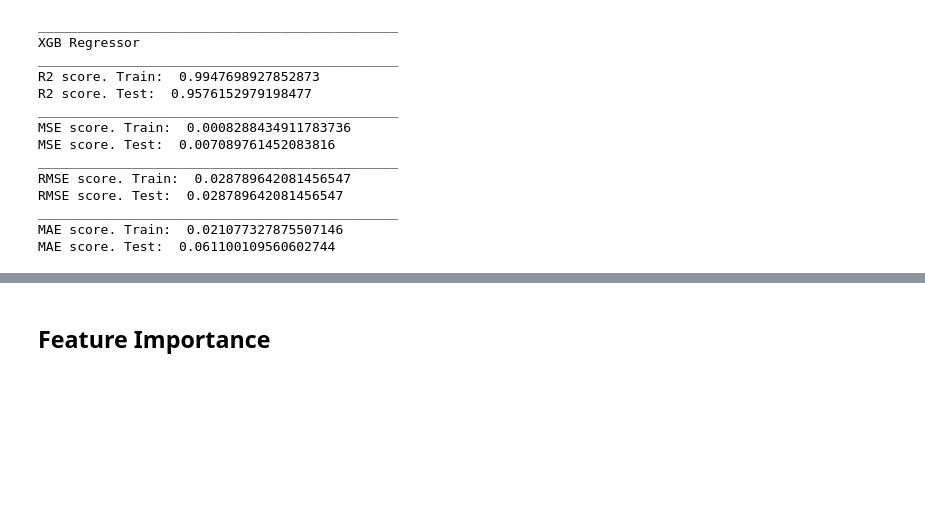
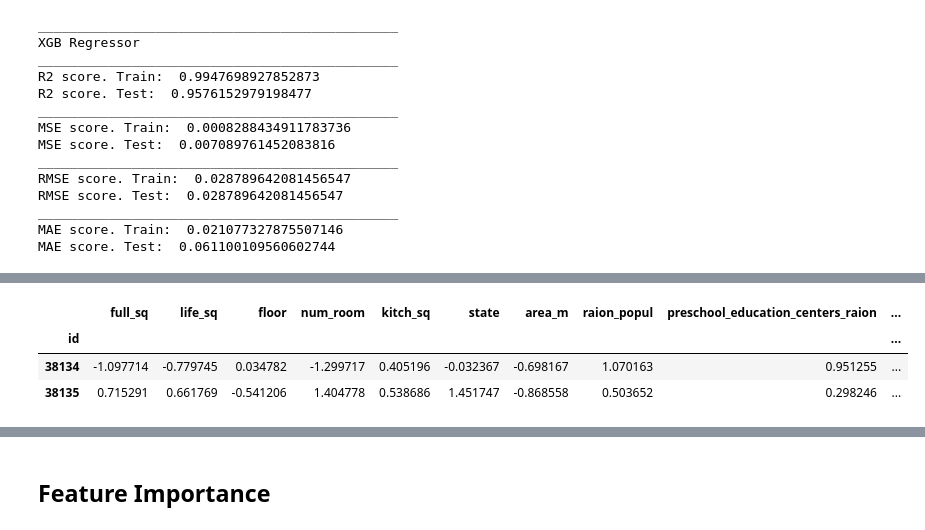
Before and after one commit to hojisu/sberbank-russian-housing-market, a Jupyter notebook: 04_Modeling with Scikit-Learn Regressor/04_Modeling with Scikit-Learn Regressor.ipynb, the cells around one changed output, grey strips where cells are left out. Saved outputs shown, nothing was run; the diff lists cells and outputs as text; code cells hidden in the pictures; blank space fills up the shorter version.

```diff
--- a/04_Modeling with Scikit-Learn Regressor/04_Modeling with Scikit-Learn Regressor.ipynb
+++ b/04_Modeling with Scikit-Learn Regressor/04_Modeling with Scikit-Learn Regressor.ipynb
@@ -353,3 +309,10 @@ def show_results(y_test, pred, measured, preds):
+# %%
+df_test.tail(2)
+# %% [output]
+|  | full_sq | life_sq | floor | num_room | kitch_sq | state | area_m | raion_popul | preschool_education_centers_raion | ... |
+| id |  |  |  |  |  |  |  |  |  | ... |
+| 38134 | -1.097714 | -0.779745 | 0.034782 | -1.299717 | 0.405196 | -0.032367 | -0.698167 | 1.070163 | 0.951255 | ... |
+| 38135 | 0.715291 | 0.661769 | -0.541206 | 1.404778 | 0.538686 | 1.451747 | -0.868558 | 0.503652 | 0.298246 | ... |
 # %%
 prediction = grid_xgr.best_estimator_.predict(X_test)
 sns.distplot(prediction)
```
Also changed, not shown: parts of 31 cells of this notebook.
